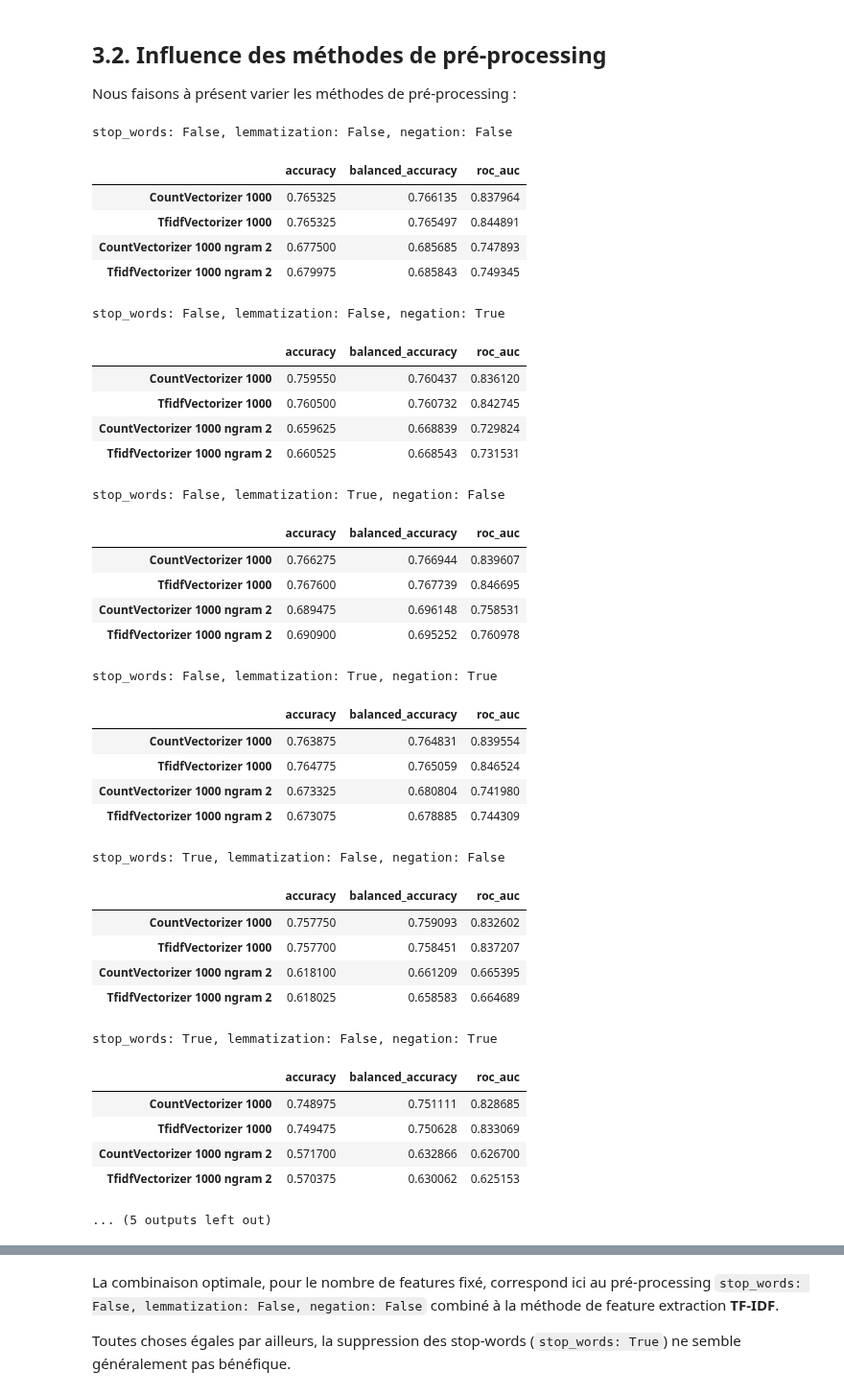
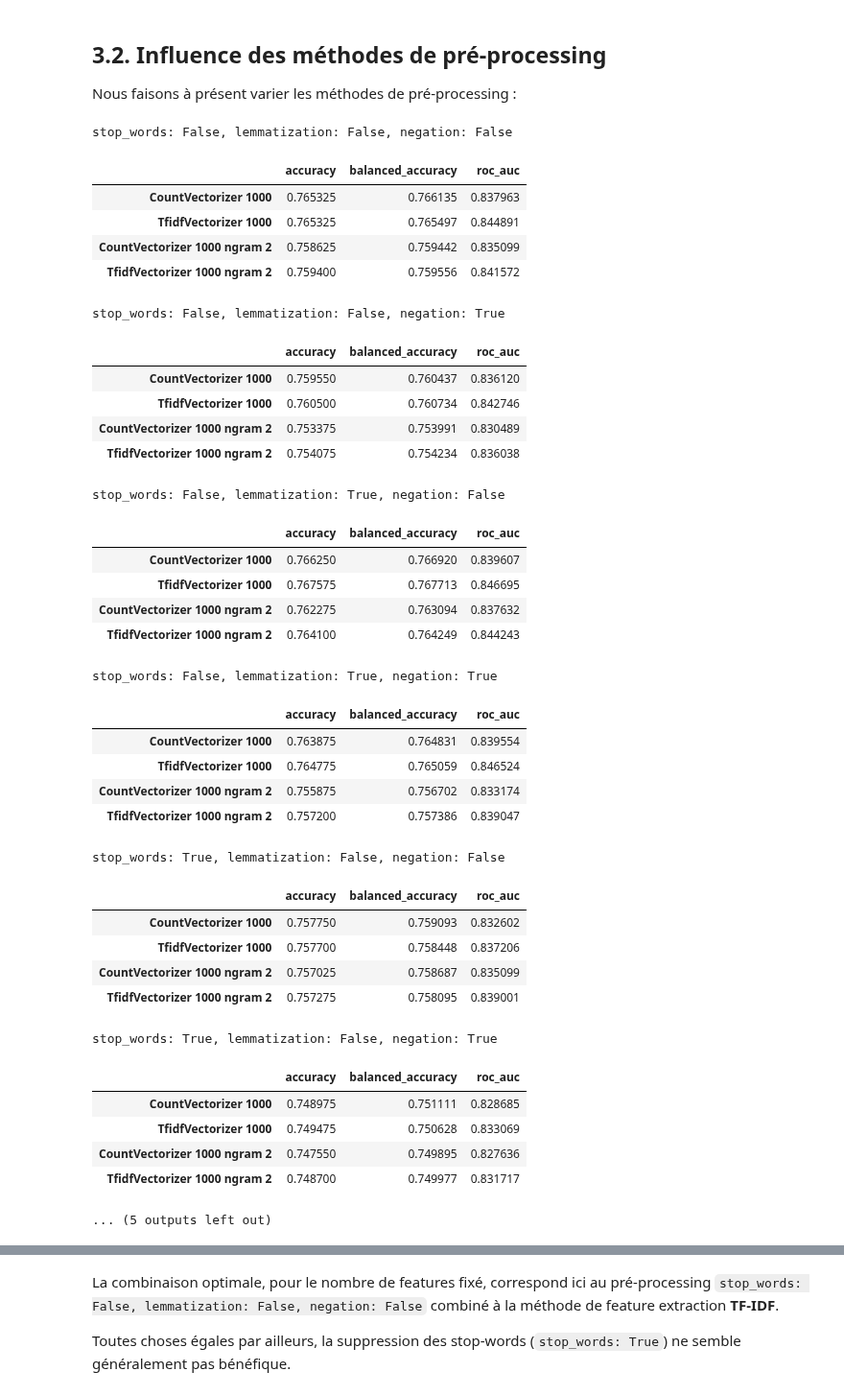
Before and after one commit to baptiste-pasquier/data_2A, a Jupyter notebook: model-LR.ipynb, the cells around one changed output, grey strips where cells are left out. Shown at 96% size. Saved outputs shown, nothing was run; the diff lists cells and outputs as text; code cells hidden in the pictures.

```diff
--- a/model-LR.ipynb
+++ b/model-LR.ipynb
@@ -24,8 +25,8 @@ On travaille tout d'abord avec un pré-processing fixé.
 # %%
 NB_DATA = 200000
 # %%
-STOP_WORDS = False
-LEMMATIZATION = False
+STOP_WORDS = True
+LEMMATIZATION = True
 NEGATION = False
 file = "train"
 if STOP_WORDS:
@@ -77,8 +85,8 @@ print(X_.toarray())
 ### 2.1.2. Application de la regression logistique
 # %%
 def conf_matrix(X, y, vectorizer, model, verbose=True):
-    X = vectorizer.fit_transform(X).toarray()
-    X_train, X_test, y_train, y_test = train_test_split(StandardScaler().fit_transform(X), y, train_size=0.80, random_state=1234)
+    X = vectorizer.fit_transform(X)
+    X_train, X_test, y_train, y_test = train_test_split(StandardScaler(with_mean=False).fit_transform(X), y, train_size=0.80, random_state=1234)
 
     model.fit(X_train, y_train)
     y_pred = model.predict(X_test)
@@ -95,12 +103,12 @@ def conf_matrix(X, y, vectorizer, model, verbose=True):
         metrics.plot_confusion_matrix(model, X_test, y_test)
         plt.show()
 
-        print(f"Accuracy : {sc_accuracy}")
-        print(f"Balanced accuracy : {sc_balanced_accuracy}")
+        print(f"Accuracy : {sc_accuracy:.4f}")
+        print(f"Balanced accuracy : {sc_balanced_accuracy:.4f}")
     #     print(f"Recall : {sc_recall}")
     #     print(f"Precision : {sc_precision}")
     #     print(f"F1 : {sc_f1}")
-        print(f"ROC AUC : {sc_roc_auc}")
+        print(f"ROC AUC : {sc_roc_auc:.4f}")
 
     metrics_score = {'accuracy': sc_accuracy, 'balanced_accuracy': sc_balanced_accuracy, 'roc_auc': sc_roc_auc}
 
@@ -199,7 +246,7 @@ Nous pourrons alors en déduire la combinaison optimale pour la **regression log
 
 On compare les méthodes de feature extraction à pré-processing fixé et avec un nombre de features fixé pour l'instant.
 # %%
-def comparaison(X, y, N, show_graph=True, show_table=True):
+def comparaison(X, y, N, show_graph=True):
     """
     N correspond au nombre de features
     """
@@ -207,22 +254,22 @@ def comparaison(X, y, N, show_graph=True, show_table=True):
 
     _, _, _, y_test, probs, metrics_score = conf_matrix(X, y, CountVectorizer(max_features = N), LogisticRegression(max_iter=200), verbose=False)
     fpr, tpr, _ = metrics.roc_curve(y_test, probs, pos_label="Positive")
-    if show_graph: plt.plot(fpr, tpr, ":", label=f"CountVectorizer {N}")
+    if show_graph: plt.plot(fpr, tpr, label=f"CountVectorizer {N}")
     table.append(metrics_score)
 
     _, _, _, y_test, probs, metrics_score = conf_matrix(X, y, TfidfVectorizer(max_features = N), LogisticRegression(max_iter=200), verbose=False)
     fpr, tpr, _ = metrics.roc_curve(y_test, probs, pos_label="Positive")
-    if show_graph: plt.plot(fpr, tpr, ":", label=f"TfidfVectorizer {N}")
+    if show_graph: plt.plot(fpr, tpr, label=f"TfidfVectorizer {N}")
     table.append(metrics_score)
 
-    _, _, _, y_test, probs, metrics_score = conf_matrix(X, y, CountVectorizer(max_features = N, ngram_range=(2,2)), LogisticRegression(max_iter=200), verbose=False)
+    _, _, _, y_test, probs, metrics_score = conf_matrix(X, y, CountVectorizer(max_features = N, ngram_range=(1,2)), LogisticRegression(max_iter=200), verbose=False)
     fpr, tpr, _ = metrics.roc_curve(y_test, probs, pos_label="Positive")
-    if show_graph: plt.plot(fpr, tpr, ":", label=f"CountVectorizer {N} ngram 2")
+    if show_graph: plt.plot(fpr, tpr, label=f"CountVectorizer {N} ngram 2")
     table.append(metrics_score)
 
-    _, _, _, y_test, probs, metrics_score = conf_matrix(X, y, TfidfVectorizer(max_features = N, ngram_range=(2,2)), LogisticRegression(max_iter=200), verbose=False)
+    _, _, _, y_test, probs, metrics_score = conf_matrix(X, y, TfidfVectorizer(max_features = N, ngram_range=(1,2)), LogisticRegression(max_iter=200), verbose=False)
     fpr, tpr, _ = metrics.roc_curve(y_test, probs, pos_label="Positive")
-    if show_graph: plt.plot(fpr, tpr, ":", label=f"TfidfVectorizer {N} ngram 2")
+    if show_graph: plt.plot(fpr, tpr, label=f"TfidfVectorizer {N} ngram 2")
     table.append(metrics_score)
 
     if show_graph:
@@ -231,8 +278,9 @@ def comparaison(X, y, N, show_graph=True, show_table=True):
         plt.legend()
         plt.show()
 
-    if show_table:
-        display(pd.DataFrame(table, index=[f"CountVectorizer {N}", f"TfidfVectorizer {N}", f"CountVectorizer {N} ngram 2", f"TfidfVectorizer {N} ngram 2"]))
+    df = pd.DataFrame(table, index=[f"CountVectorizer {N}", f"TfidfVectorizer {N}", f"CountVectorizer {N} ngram 2", f"TfidfVectorizer {N} ngram 2"])
+
+    return df
 # %%
 %%time
 comparaison(X, y, 1000)
@@ -296,56 +300,63 @@ On peut voir qu'en prenant $n$ et $n^2$, les courbes se rapprochent un peu, mais
 Nous faisons à présent varier les méthodes de pré-processing :
 # %%
 %%time
+tables = []
 for stop_words in [False, True]:
     for lemmatization in [False, True]:
         for negation in [False, True]:
             file = "train"
             if stop_words:
                 file += "_stop"
             if lemmatization:
                 file += "_lemm"
             if  negation:
                 file += "_neg"
             print(f"stop_words: {stop_words}, lemmatization: {lemmatization}, negation: {negation}")
             df = pd.read_pickle(os.path.join("data", "sentiment140", file+".bz2")).sample(NB_DATA, random_state=1234)
             X = df.text.to_list()
             y = df.sentiment.to_list()
-            comparaison(X, y, 1000, show_graph=False)
+            df_metrics = comparaison(X, y, 1000, show_graph=False)
+            display(df_metrics)
+            df_metrics['stop_words'] = stop_words
+            df_metrics['lemmatization'] = lemmatization
+            df_metrics['negation'] = negation
+            tables.append(df_metrics)
+df_metrics = pd.concat(tables)
 # %% [output]
 stop_words: False, lemmatization: False, negation: False
 |  | accuracy | balanced_accuracy | roc_auc |
-| CountVectorizer 1000 | 0.765325 | 0.766135 | 0.837964 |
+| CountVectorizer 1000 | 0.765325 | 0.766135 | 0.837963 |
 | TfidfVectorizer 1000 | 0.765325 | 0.765497 | 0.844891 |
-| CountVectorizer 1000 ngram 2 | 0.677500 | 0.685685 | 0.747893 |
-| TfidfVectorizer 1000 ngram 2 | 0.679975 | 0.685843 | 0.749345 |
+| CountVectorizer 1000 ngram 2 | 0.758625 | 0.759442 | 0.835099 |
+| TfidfVectorizer 1000 ngram 2 | 0.759400 | 0.759556 | 0.841572 |
 stop_words: False, lemmatization: False, negation: True
 |  | accuracy | balanced_accuracy | roc_auc |
 | CountVectorizer 1000 | 0.759550 | 0.760437 | 0.836120 |
-| TfidfVectorizer 1000 | 0.760500 | 0.760732 | 0.842745 |
-| CountVectorizer 1000 ngram 2 | 0.659625 | 0.668839 | 0.729824 |
-| TfidfVectorizer 1000 ngram 2 | 0.660525 | 0.668543 | 0.731531 |
+| TfidfVectorizer 1000 | 0.760500 | 0.760734 | 0.842746 |
+| CountVectorizer 1000 ngram 2 | 0.753375 | 0.753991 | 0.830489 |
+| TfidfVectorizer 1000 ngram 2 | 0.754075 | 0.754234 | 0.836038 |
 stop_words: False, lemmatization: True, negation: False
 |  | accuracy | balanced_accuracy | roc_auc |
-| CountVectorizer 1000 | 0.766275 | 0.766944 | 0.839607 |
-| TfidfVectorizer 1000 | 0.767600 | 0.767739 | 0.846695 |
-| CountVectorizer 1000 ngram 2 | 0.689475 | 0.696148 | 0.758531 |
-| TfidfVectorizer 1000 ngram 2 | 0.690900 | 0.695252 | 0.760978 |
+| CountVectorizer 1000 | 0.766250 | 0.766920 | 0.839607 |
+| TfidfVectorizer 1000 | 0.767575 | 0.767713 | 0.846695 |
+| CountVectorizer 1000 ngram 2 | 0.762275 | 0.763094 | 0.837632 |
+| TfidfVectorizer 1000 ngram 2 | 0.764100 | 0.764249 | 0.844243 |
 stop_words: False, lemmatization: True, negation: True
 |  | accuracy | balanced_accuracy | roc_auc |
 | CountVectorizer 1000 | 0.763875 | 0.764831 | 0.839554 |
 | TfidfVectorizer 1000 | 0.764775 | 0.765059 | 0.846524 |
-| CountVectorizer 1000 ngram 2 | 0.673325 | 0.680804 | 0.741980 |
-| TfidfVectorizer 1000 ngram 2 | 0.673075 | 0.678885 | 0.744309 |
+| CountVectorizer 1000 ngram 2 | 0.755875 | 0.756702 | 0.833174 |
+| TfidfVectorizer 1000 ngram 2 | 0.757200 | 0.757386 | 0.839047 |
 stop_words: True, lemmatization: False, negation: False
 |  | accuracy | balanced_accuracy | roc_auc |
 | CountVectorizer 1000 | 0.757750 | 0.759093 | 0.832602 |
-| TfidfVectorizer 1000 | 0.757700 | 0.758451 | 0.837207 |
-| CountVectorizer 1000 ngram 2 | 0.618100 | 0.661209 | 0.665395 |
-| TfidfVectorizer 1000 ngram 2 | 0.618025 | 0.658583 | 0.664689 |
+| TfidfVectorizer 1000 | 0.757700 | 0.758448 | 0.837206 |
+| CountVectorizer 1000 ngram 2 | 0.757025 | 0.758687 | 0.835099 |
+| TfidfVectorizer 1000 ngram 2 | 0.757275 | 0.758095 | 0.839001 |
 stop_words: True, lemmatization: False, negation: True
 |  | accuracy | balanced_accuracy | roc_auc |
 | CountVectorizer 1000 | 0.748975 | 0.751111 | 0.828685 |
 | TfidfVectorizer 1000 | 0.749475 | 0.750628 | 0.833069 |
-| CountVectorizer 1000 ngram 2 | 0.571700 | 0.632866 | 0.626700 |
-| TfidfVectorizer 1000 ngram 2 | 0.570375 | 0.630062 | 0.625153 |
+| CountVectorizer 1000 ngram 2 | 0.747550 | 0.749895 | 0.827636 |
+| TfidfVectorizer 1000 ngram 2 | 0.748700 | 0.749977 | 0.831717 |
 ... (5 outputs left out)
```
Also changed, not shown: parts of 34 cells of this notebook, 5 other files.
